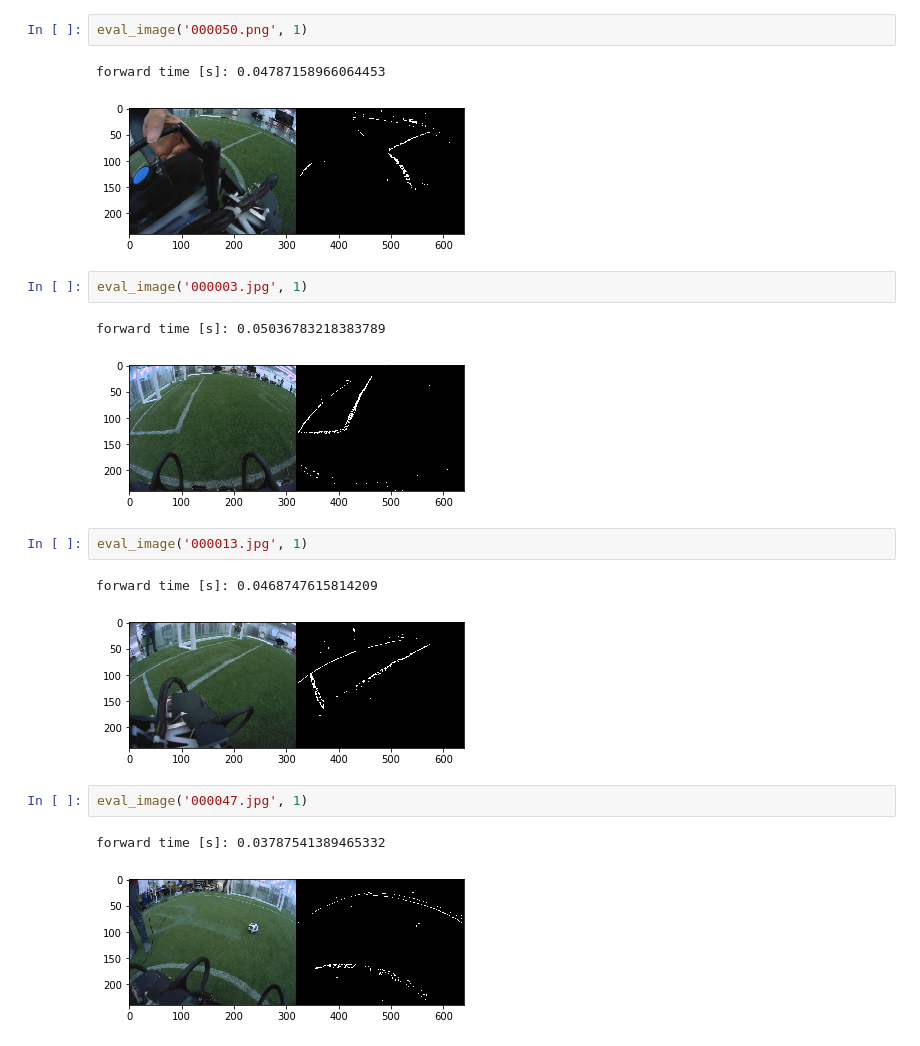
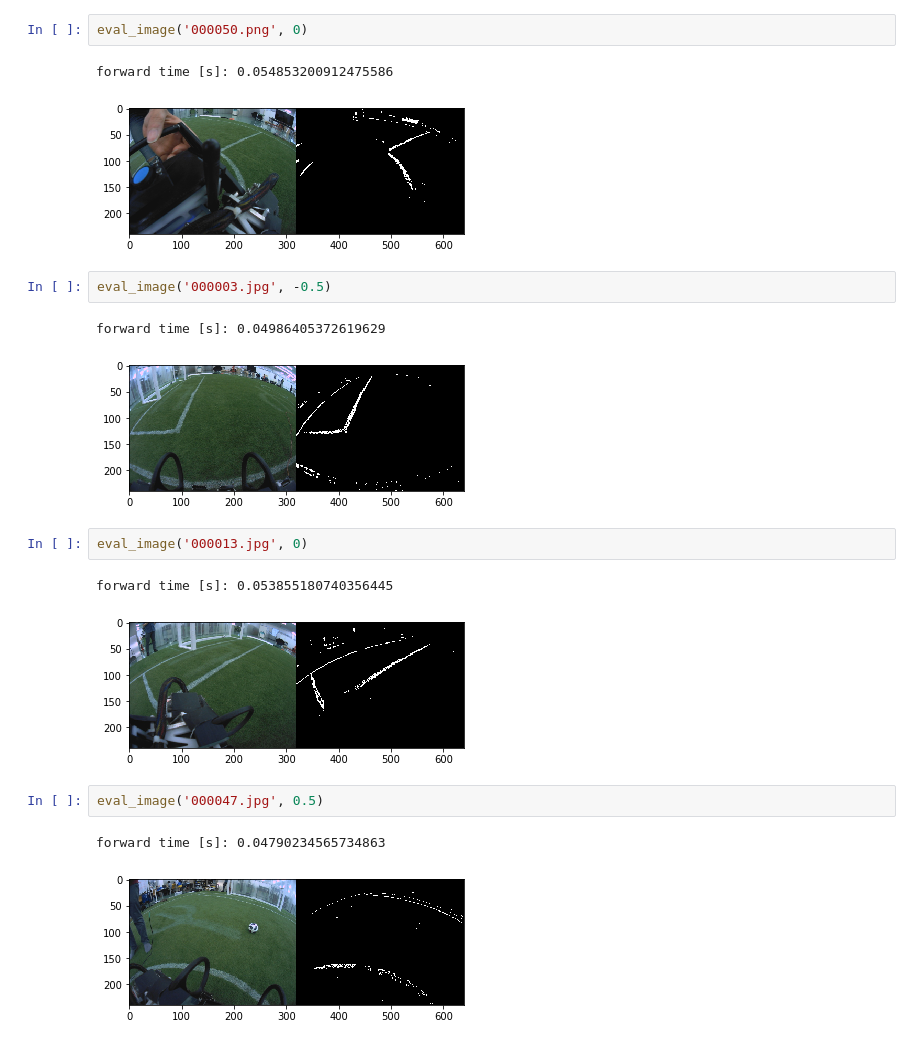
Before and after one commit to kiyoshiiriemon/whiteline_detector, a Jupyter notebook: wldetection.ipynb, the cells around one changed output. Saved outputs shown, nothing was run; the diff lists cells and outputs as text.

```diff
--- a/wldetection.ipynb
+++ b/wldetection.ipynb
@@ -158,21 +158,21 @@ this epoch [..................................................]  0.00%
 [figure]
 # %%
-eval_image('000050.png', 1)
+eval_image('000050.png', 0)
 # %% [output]
-forward time [s]: 0.04787158966064453
+forward time [s]: 0.054853200912475586
-[figure, old version]
+[figure, new version]
 # %%
-eval_image('000003.jpg', 1)
+eval_image('000003.jpg', -0.5)
 # %% [output]
-forward time [s]: 0.05036783218383789
+forward time [s]: 0.04986405372619629
-[figure, old version]
+[figure, new version]
 # %%
-eval_image('000013.jpg', 1)
+eval_image('000013.jpg', 0)
 # %% [output]
-forward time [s]: 0.0468747615814209
+forward time [s]: 0.053855180740356445
-[figure, old version]
+[figure, new version]
 # %%
-eval_image('000047.jpg', 1)
+eval_image('000047.jpg', 0.5)
 # %% [output]
-forward time [s]: 0.03787541389465332
+forward time [s]: 0.04790234565734863
 [figure]
```
Also changed, not shown: parts of 1 cell of this notebook, 1 other file.
